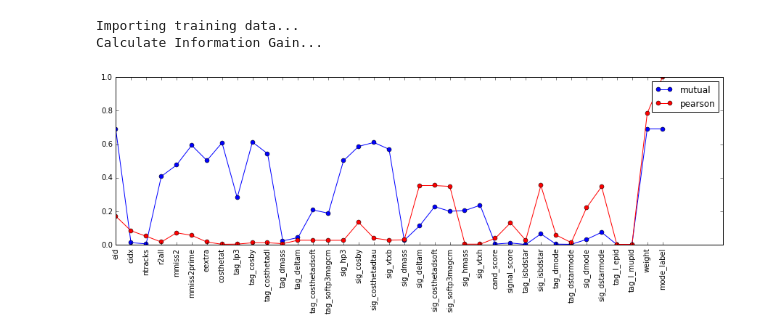
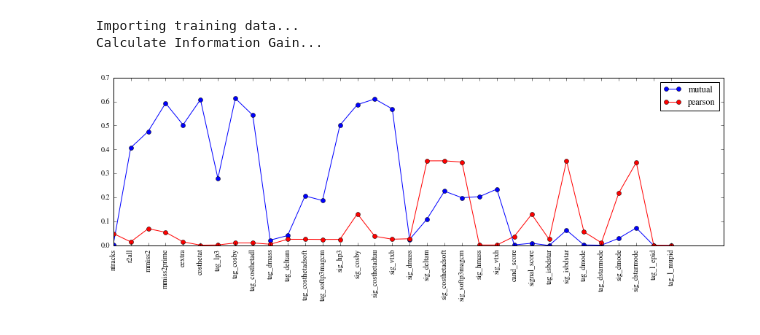
Before and after one commit to dchao34/bdtaunu_machine_learning, a Jupyter notebook: dstartau_detector/additive_models/presentation.ipynb, the cells around one changed output. Saved outputs shown, nothing was run; the diff lists cells and outputs as text; code cells hidden in the pictures.

```diff
--- a/dstartau_detector/additive_models/presentation.ipynb
+++ b/dstartau_detector/additive_models/presentation.ipynb
@@ -154,31 +157,36 @@ for i in range(len(label)):
 	if (label[i] in [11445, 11447]):
 		label[i] = 1
 	else:
 		label[i] = 0
+
+
+# remove eid, cidx, weight, and label
+data_np = data_np[:,2:-2]
+feature_name = feature_name[2:-2]
 
 
 print 'Calculate Information Gain...'
 mutual = []
 correlation = []
 for i in range(len(feature_name)):
 	mutual_info = mutual_info_score(data_np[:,i],label)
 	corr_info = abs(pearsonr(data_np[:,i],label)[0])
 	mutual.append(mutual_info)
 	correlation.append(corr_info)
 
 
 #plot
 x = range(len(mutual))
 plt.figure(1,figsize=(15,8))
 plt.plot(x,mutual,'b-o',label='mutual')
 plt.plot(x,correlation,'r-o',label='pearson')
 plt.xticks(x, feature_name, rotation='vertical')
 plt.subplots_adjust(bottom=0.5)
 plt.legend()
 pp = PdfPages('relative_importance.pdf')
 pp.savefig()
 pp.close()
 # %% [output]
 Importing training data...
 Calculate Information Gain...
-[figure, old version]
+[figure, new version]
```
Also changed, not shown: parts of 1 cell of this notebook.
